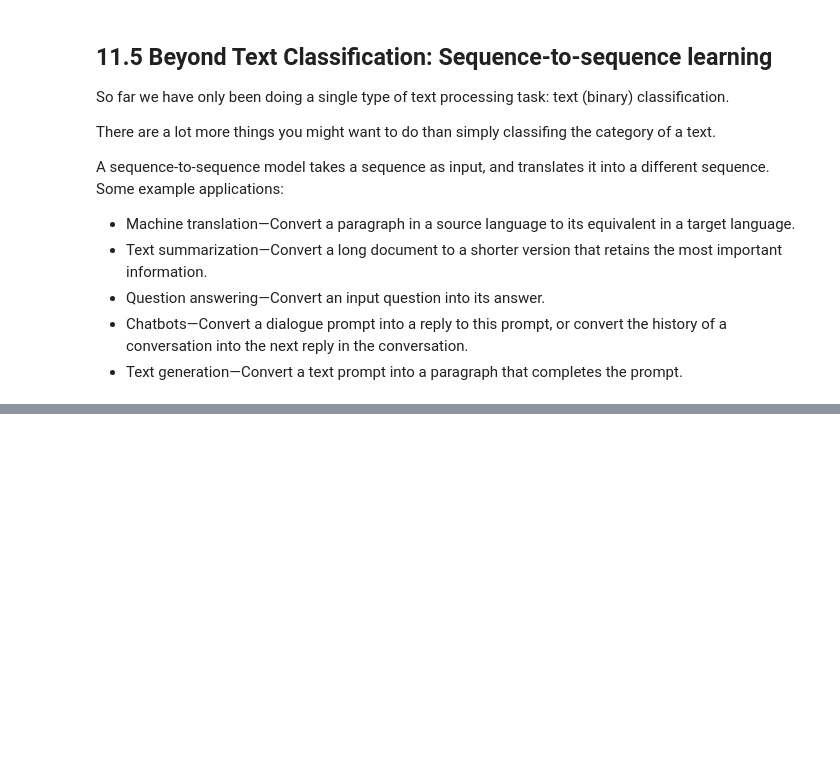
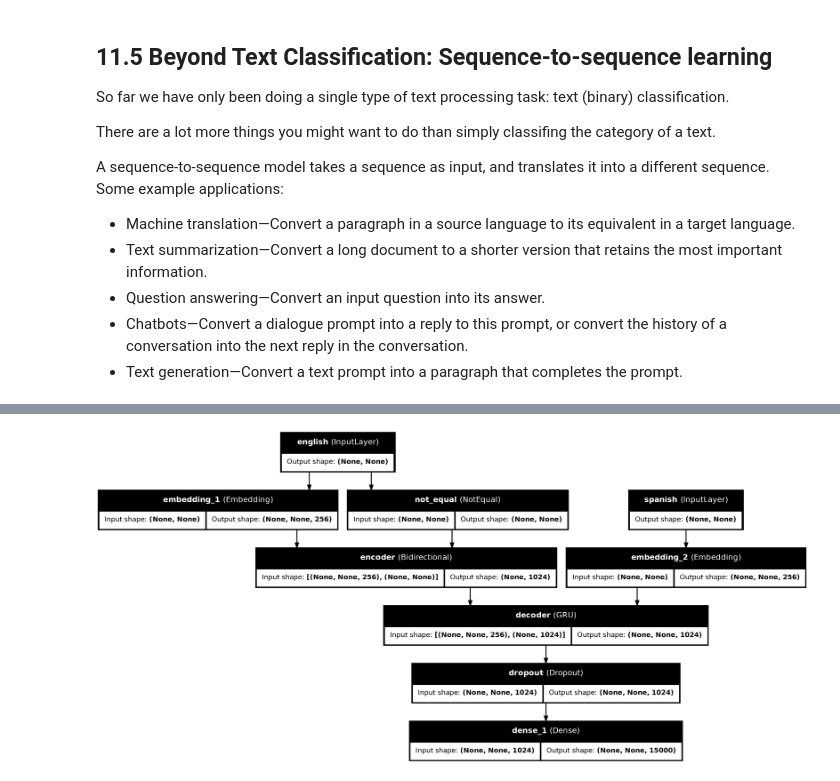
Before and after one commit to csci560-nndl/nndl, a Jupyter notebook: notebooks/ch-11-5-beyond-text-classification.ipynb, the cells around one changed output, grey strips where cells are left out. Cells and saved outputs as stored; diff of their text form; code cells hidden in the pictures; blank space fills up the shorter version.

```diff
--- a/notebooks/ch-11-5-beyond-text-classification.ipynb
+++ b/notebooks/ch-11-5-beyond-text-classification.ipynb
@@ -68,0 +506,15 @@ example applications:
+# %%
+# creating the encoder
+embed_dim = 256
+latent_dim = 1024
+
+# the english source sentence goes here, specifying the name allows us to fig() the model with a dict of inputs
+source = keras.Input(shape=(None,), dtype="int64", name="english")
+
+# don't forget masking its critical in this setup
+x = layers.Embedding(vocab_size, embed_dim, mask_zero=True)(source)
+
+# remember the bidirectional variant of RNN models, uses 2 GRU here one that trains on
+# normal forward sequence, and one on the reverse sequence
+# encoded source sentence is the last output of a bidirectional GRU
+encoded_source = layers.Bidirectional(layers.GRU(latent_dim), merge_mode="sum", name="encoder")(x)
@@ -68,0 +525,24 @@ example applications:
+# %%
+# the spanish target sentences goes here
+past_target = keras.Input(shape=(None,), dtype="int64", name="spanish")
+
+# again don't forget masking, we need it to work well
+x = layers.Embedding(vocab_size, embed_dim, mask_zero=True)(past_target)
+
+# the encoded source sentence serves as the initial state of the decoder GRU
+# notice use of the initial_state parameter
+decoder_gru = layers.GRU(latent_dim, return_sequences=True, name="decoder")
+x = decoder_gru(x, initial_state=encoded_source)
+
+# some regularization
+x = layers.Dropout(0.5)(x)
+
+# predicts the next token, notice this is a softmax probability distribution over the
+# vocabulary size, so 15,000 outputs.  Word with highest activation is selcted for prediction,
+# sometimes probabilisticaly when using generative models (e.g. may not always select highest predicted
+# next workd).
+target_next_step = layers.Dense(vocab_size, activation="softmax")(x)
+
+# end-to-end model, maps the source sentence and the target sentence
+# to the target sentence one step in the future
+seq2seq_rnn = keras.Model([source, past_target], target_next_step)
@@ -68,0 +574,4 @@ example applications:
+# %%
+keras.utils.plot_model(seq2seq_rnn, show_shapes=True, show_layer_names=True)
+# %% [output]
+[figure, added]
```
Also changed, not shown: parts of 46 cells of this notebook, 5 other files.
